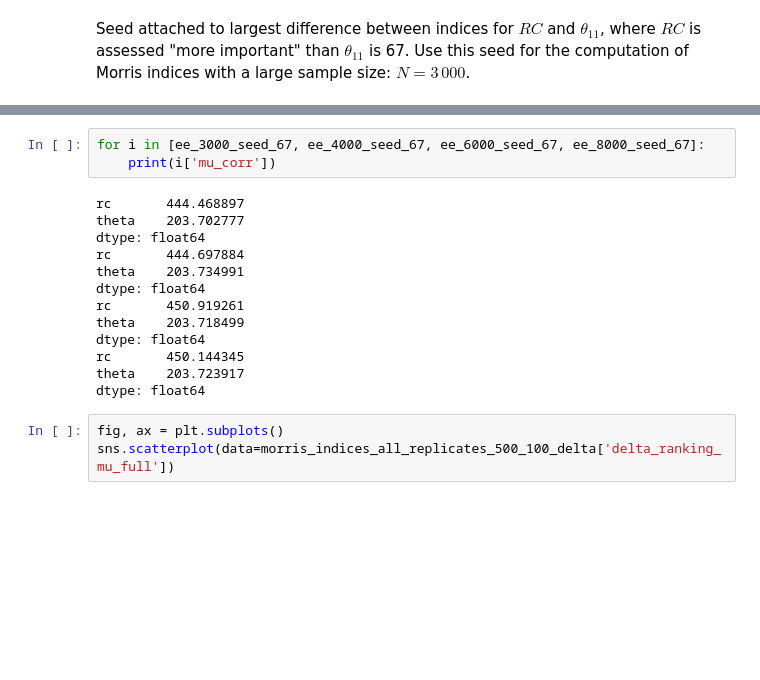
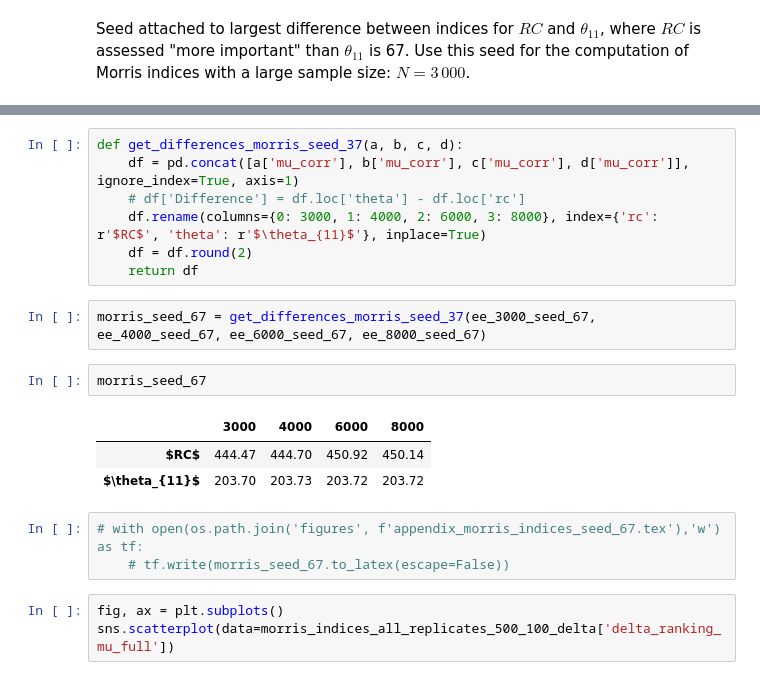
Before and after one commit to bhmueller/thesis, a Jupyter notebook: thesis_project.ipynb, the cells around one changed output, grey strips where cells are left out. Drawn from its saved outputs; the diff is of its cells as text; blank space fills up the shorter version.

```diff
--- a/thesis_project.ipynb
+++ b/thesis_project.ipynb
@@ -1256,19 +1256,21 @@ Wall time: 4h 16min 55s
+# %%
+def get_differences_morris_seed_37(a, b, c, d):
+    df = pd.concat([a['mu_corr'], b['mu_corr'], c['mu_corr'], d['mu_corr']], ignore_index=True, axis=1)
+    # df['Difference'] = df.loc['theta'] - df.loc['rc']
+    df.rename(columns={0: 3000, 1: 4000, 2: 6000, 3: 8000}, index={'rc': r'$RC$', 'theta': r'$\theta_{11}$'}, inplace=True)
+    df = df.round(2)
+    return df
 # %%
-for i in [ee_3000_seed_67, ee_4000_seed_67, ee_6000_seed_67, ee_8000_seed_67]:
-    print(i['mu_corr'])
+morris_seed_67 = get_differences_morris_seed_37(ee_3000_seed_67, ee_4000_seed_67, ee_6000_seed_67, ee_8000_seed_67)
-# %% [output]
-rc       444.468897
-theta    203.702777
-dtype: float64
-rc       444.697884
-theta    203.734991
-dtype: float64
-rc       450.919261
-theta    203.718499
-dtype: float64
-rc       450.144345
-theta    203.723917
-dtype: float64
+# %%
+morris_seed_67
+# %% [output]
+|  | 3000 | 4000 | 6000 | 8000 |
+| $RC$ | 444.47 | 444.70 | 450.92 | 450.14 |
+| $\theta_{11}$ | 203.70 | 203.73 | 203.72 | 203.72 |
+# %%
+# with open(os.path.join('figures', f'appendix_morris_indices_seed_67.tex'),'w') as tf:
+    # tf.write(morris_seed_67.to_latex(escape=False))
 # %%
 fig, ax = plt.subplots()
 sns.scatterplot(data=morris_indices_all_replicates_500_100_delta['delta_ranking_mu_full'])
```
Also changed, not shown: parts of 19 cells of this notebook, 2 other files.
